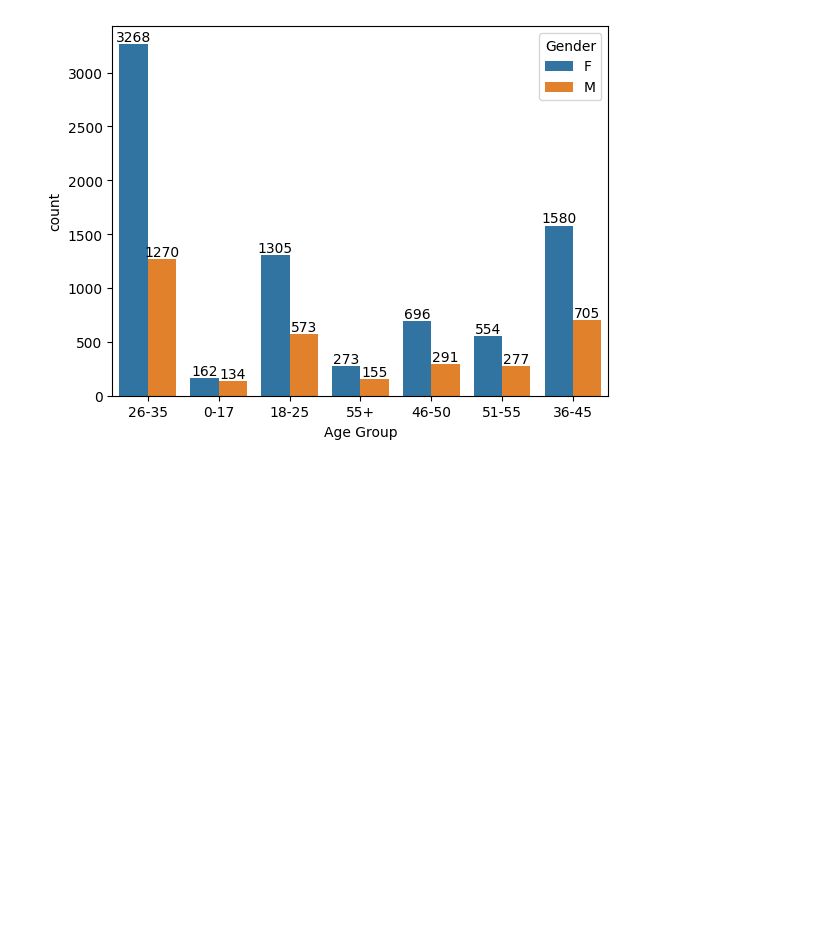
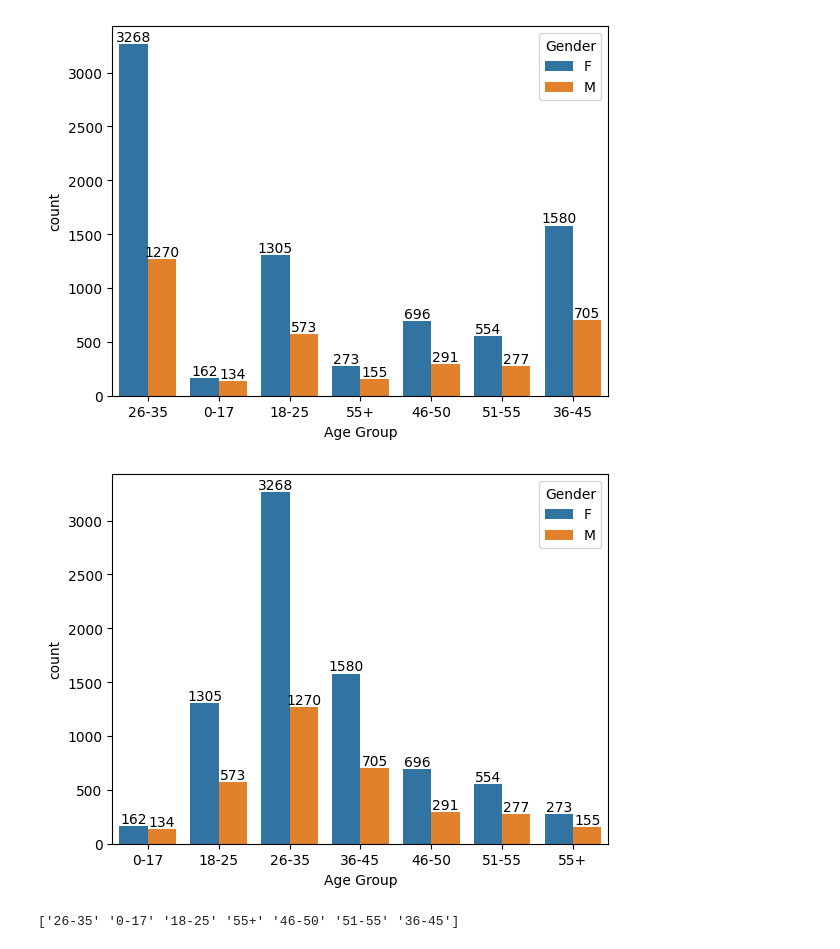
Before and after one commit to priyanz79/docs, a Jupyter notebook: chapter_appendix-tools-for-deep-learning/jupyter.ipynb, the cells around one changed output. Drawn from its saved outputs; the diff is of its cells as text; code cells hidden in the pictures; blank space fills up the shorter version.

```diff
--- a/chapter_appendix-tools-for-deep-learning/jupyter.ipynb
+++ b/chapter_appendix-tools-for-deep-learning/jupyter.ipynb
@@ -259,3 +259,14 @@ for bars in ax.containers:
   ax.bar_label(bars)
 # %% [output]
 [figure]
+# %%
+order=['0-17', '18-25', '26-35', '36-45', '46-50', '51-55', '55+']
+ax=sns.countplot(data=df,x='Age Group',hue='Gender',order=order)
+for bars in ax.containers:
+  ax.bar_label(bars)
+# %% [output]
+[figure, added]
+# %%
+print(df['Age Group'].unique())
+# %% [output]
+['26-35' '0-17' '18-25' '55+' '46-50' '51-55' '36-45']
```
Also changed, not shown: parts of 1 cell of this notebook.
